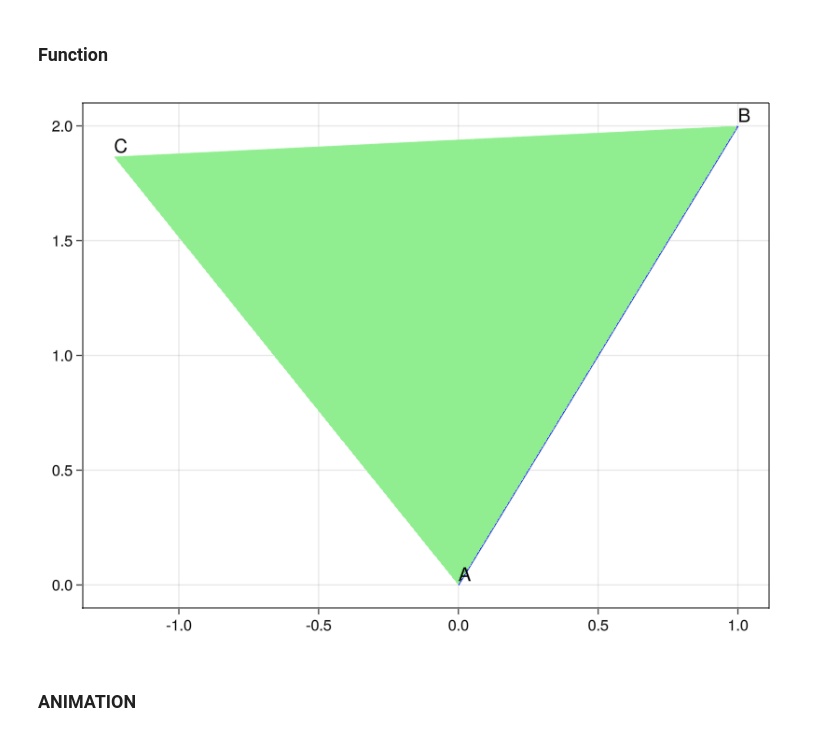
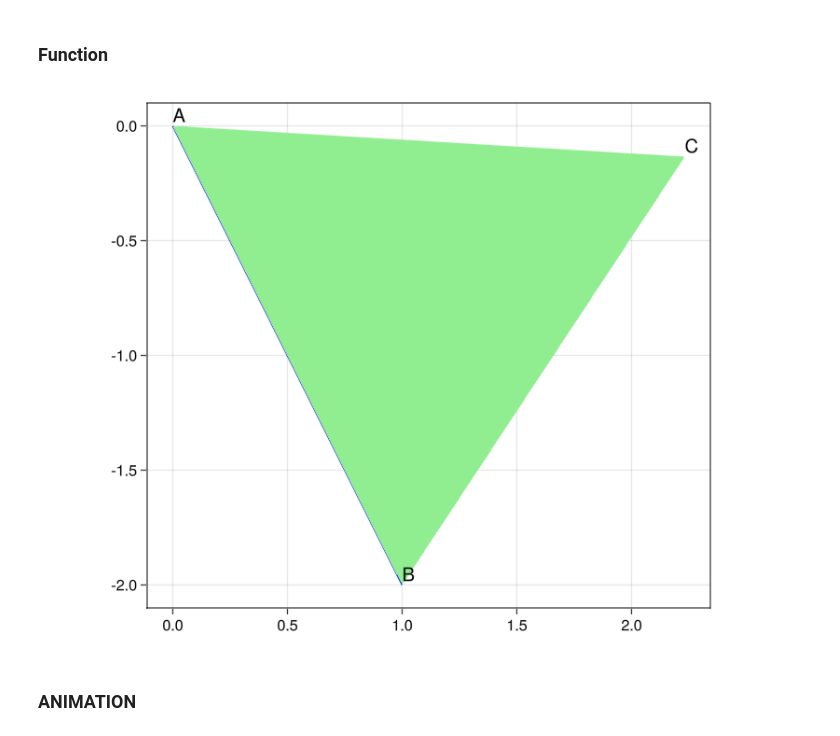
Before and after one commit to derekshoneycutt/euclid-elements-julia, a Jupyter notebook: Book 1/Prop 1.ipynb, the cells around one changed output. Cells and saved outputs as stored; diff of their text form; code cells hidden in the pictures.

Commit message:
Make finding 3rd point in equilateral triangle work better

```diff
--- a/Book 1/Prop 1.ipynb
+++ b/Book 1/Prop 1.ipynb
@@ -76,21 +76,11 @@ BCD = lines!(Circle(A, r), color=:magenta)
 #Draw circle ACE with center at B and radius of length AB
 ACE = lines!(Circle(B, r), color=:cyan)
 
-# Get the rotation
-if B[1] == A[1]
-    θ = B[1] > A[1] ? 3π/2 : π/2
-else
-    θ = acos(((B[1]-A[1])^2 + r^2 - (B[2]-A[2])^2) / (2*(B[1]-A[1])*r))
-end
-if B[2] < A[2]
-    θ = -θ
-end
-
-# Get C
 # this is unit circle 60° * r because equilateral triangles have 3 60° angles
 #   just apply a matrix rotation on that [x,y]*r  w/ [x,y] from the unit circle 60°
-C_x, C_y = [cos(θ) -sin(θ); sin(θ) cos(θ)]*[ r/2, (r*√3)/2 ]
-# Note: Could calculate points of intersection; because equilateral = 3 60° angles, it's the same math, tho
+v = B-A
+θ = π/3
+C_x, C_y = [cos(θ) -sin(θ); sin(θ) cos(θ)]*(A + v)
 C = Point2f(C_x, C_y)
 
 #Draw AC and BC to make the equilateral triangle!
@@ -116,49 +106,44 @@ current_figure()
 # %%
 # Find the third point that constructs an equilateral triangle from 2 points
 function equilateral_from(A::Point2, B::Point2)
-    r = distance(A, B)
-    if B[1] == A[1]
-        θ = B[1] > A[1] ? 3π/2 : π/2
-    else
-        θ = acos(((B[1]-A[1])^2 + r^2 - (B[2]-A[2])^2) / (2*(B[1]-A[1])*r))
-    end
-    if B[2] < A[2]
-        θ = -θ
-    end
-    x, y = [cos(θ) -sin(θ); sin(θ) cos(θ)]*[ r/2, (r*√3)/2 ] + A
+    v = B-A
+    θ = π/3
+    x, y = [cos(θ) -sin(θ); sin(θ) cos(θ)]*v + A
     Point2(x, y)
 end;
 
 #Define points A and B to bound line AB
 A = Point2f(0,0)
-B = Point2f(1,2)
+B = Point2f(1,-2)
+#A = Point2f(-0.5,-0.5)
+#B = Point2f(0.5, 0)
 
 # Get the equilateral
 C = equilateral_from(A, B)
 
 #setup the chart space...
 f = Figure()
-ax = Axis(f[1,1])
+ax = Axis(f[1,1], aspect=DataAspect())
 
 #Draw line AB to get started on
 AB = lines!([A, B], color=:blue)
 
 #And fill the triange to highlight it! :D
 poly!([A, C, B], color=:lightgreen)
 
 #if want to draw circles...
 #BCD = lines!(Circle(A, r), color=:magenta)
 #ACE = lines!(Circle(B, r), color=:cyan)
 
 #Draw the points so everything is well defined
 Apoint = text!(A, text="A")
 Bpoint = text!(B, text="B")
 Cpoint = text!(C, text="C")
 
 #Draw and show the chart :)
 current_figure()
 # %% [output]
-[figure, old version]
+[figure, new version]
 # %% [markdown]
 ### ANIMATION
 # %%
```
Also changed, not shown: 7 other files.
